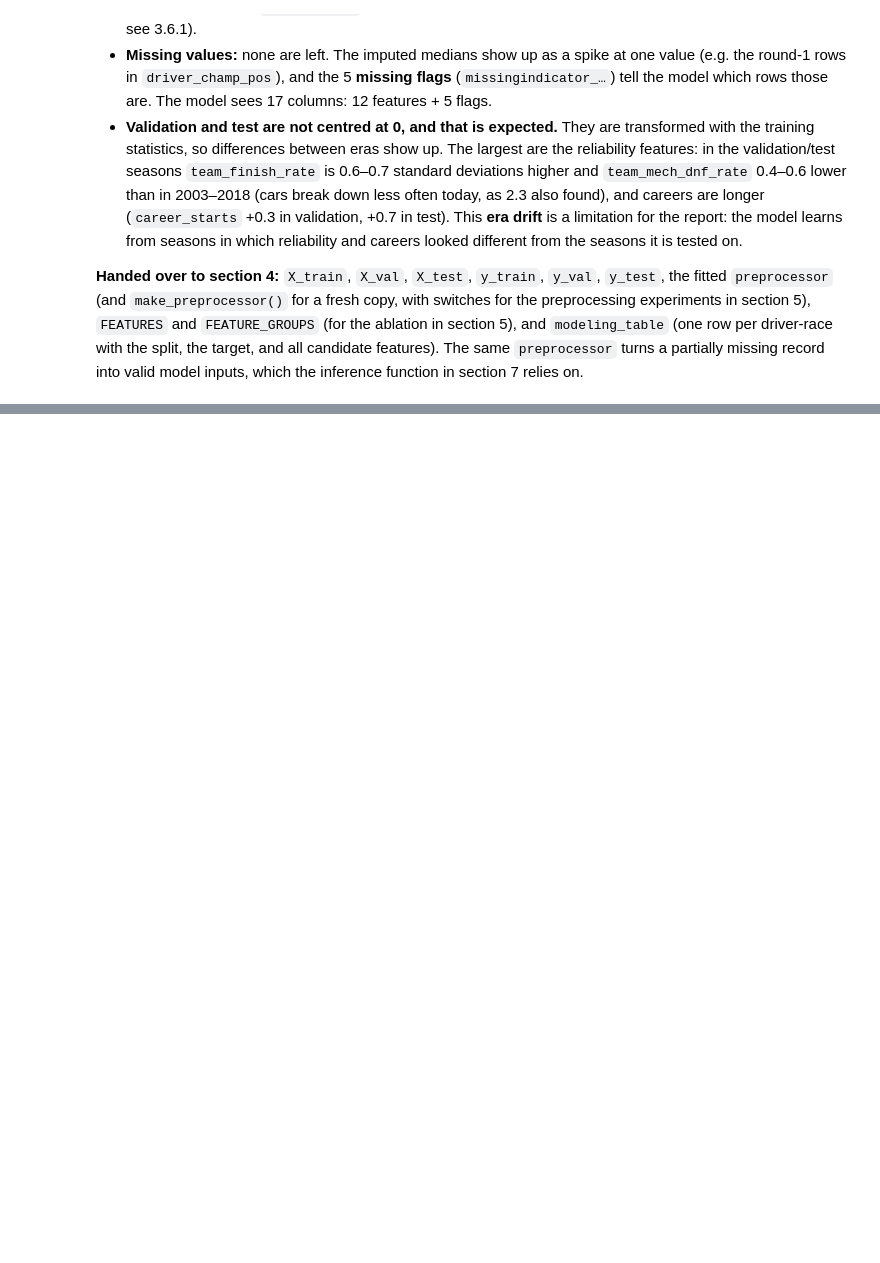
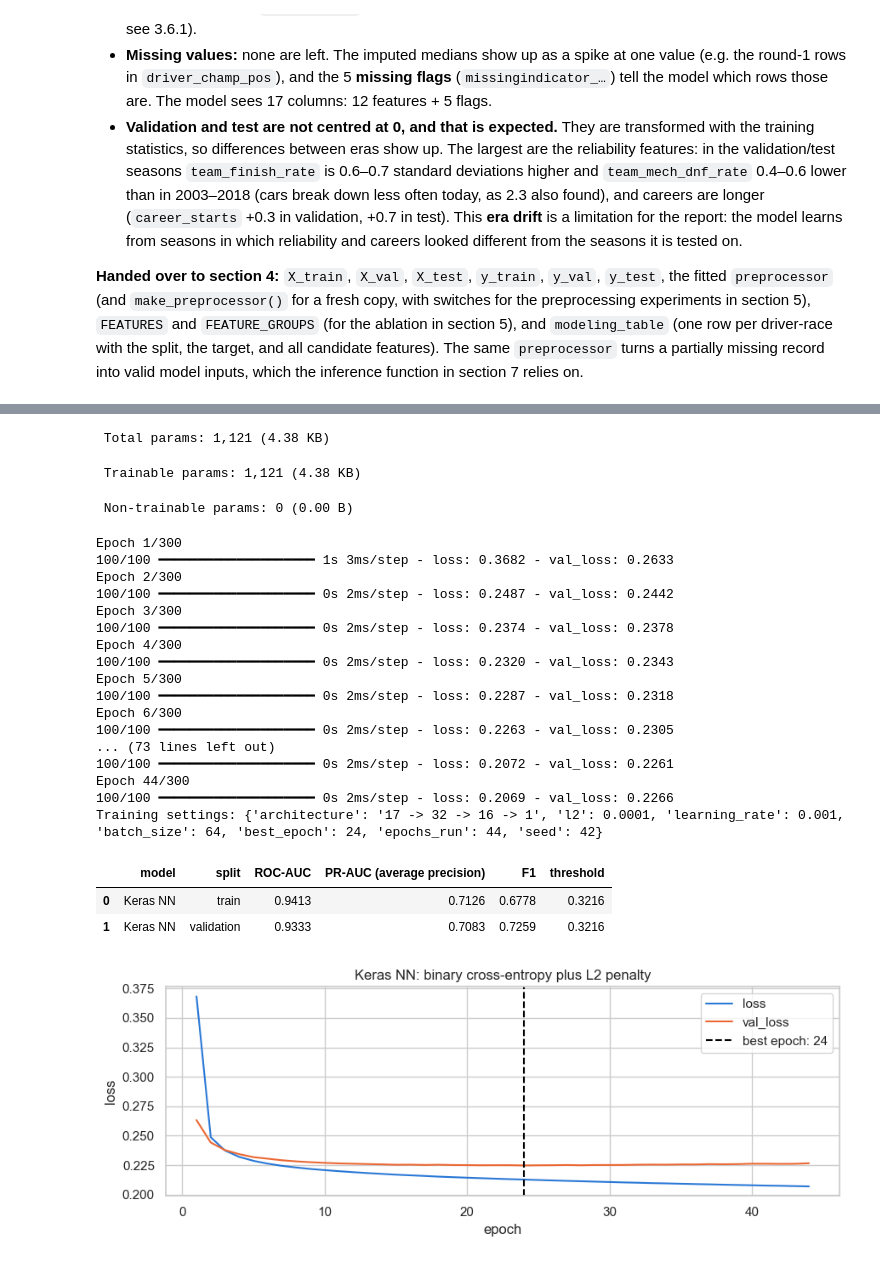
Before and after one commit to Seif2005/ACL2-Project, a Jupyter notebook: Main.ipynb, the cells around one changed output, grey strips where cells are left out. Saved outputs shown, nothing was run; the diff lists cells and outputs as text; code cells hidden in the pictures; blank space fills up the shorter version.

Commit message:
feat: Models Training

```diff
--- a/Main.ipynb
+++ b/Main.ipynb
@@ -3988,0 +3204,20 @@ depends on the model type.
+# %%
+lr_candidates, lr_rows, lr_settings = [], [], []
+for candidate, (C, class_weight) in enumerate(product([0.01, 0.1, 1, 10], [None, "balanced"])):
+    settings = {"C": C, "class_weight": class_weight, "penalty": "l2"}
+    model = LogisticRegression(**settings, solver="lbfgs", max_iter=2000, random_state=SEED)
+    model.fit(X_train, y_train)
+    lr_candidates.append(model)
+    lr_settings.append(settings)
+    lr_rows.append(candidate_record(candidate, settings, model))
+tuning_results["Enhanced LR"] = pd.DataFrame(lr_rows)
+display(tuning_results["Enhanced LR"].round(4))
+selected_lr_id = best_candidate_id(tuning_results["Enhanced LR"])
+register_model("Enhanced LR", lr_candidates[selected_lr_id], lr_settings[selected_lr_id])
+print("Selected configuration:", model_settings["Enhanced LR"])
+display(performance_table(["Enhanced LR"], ["train", "validation"]).round(4))
+lr_comparison = performance_table(["Baseline LR", "Enhanced LR"], ["validation"]).set_index("model")
+lr_delta = lr_comparison.loc["Enhanced LR", ["ROC-AUC", AP, "F1"]] - lr_comparison.loc[
+    "Baseline LR", ["ROC-AUC", AP, "F1"]]
+print("Validation changes versus baseline (positive = improvement):")
+display(lr_delta.to_frame("enhanced minus baseline").round(4))
@@ -3988,0 +3315,36 @@ depends on the model type.
+# %%
+keras.backend.clear_session()
+keras.utils.set_random_seed(SEED)
+nn_model = keras.Sequential([
+    keras.Input(shape=(17,)),
+    keras.layers.Dense(32, activation="relu", kernel_regularizer=keras.regularizers.l2(1e-4)),
+    keras.layers.Dense(16, activation="relu", kernel_regularizer=keras.regularizers.l2(1e-4)),
+    keras.layers.Dense(1, activation="sigmoid"),
+], name="podium_shallow_nn")
+assert nn_model.count_params() == 1121
+nn_model.compile(optimizer=keras.optimizers.Adam(learning_rate=0.001), loss="binary_crossentropy")
+nn_model.summary()
+nn_history = nn_model.fit(
+    X_train.to_numpy(dtype="float32"), np.asarray(y_train, dtype="float32"),
+    validation_data=(X_val.to_numpy(dtype="float32"), np.asarray(y_val, dtype="float32")),
+    epochs=300, batch_size=64, shuffle=True,
+    callbacks=[keras.callbacks.EarlyStopping(monitor="val_loss", patience=20, restore_best_weights=True)],
+    verbose=1,
+)
+best_nn_epoch = int(np.argmin(nn_history.history["val_loss"]) + 1)
+nn_settings = {"architecture": "17 -> 32 -> 16 -> 1", "l2": 1e-4, "learning_rate": 0.001,
+               "batch_size": 64, "best_epoch": best_nn_epoch,
+               "epochs_run": len(nn_history.history["loss"]), "seed": SEED}
+register_model("Keras NN", nn_model, nn_settings)
+tuning_results["Keras NN"] = pd.DataFrame({"epoch": np.arange(1, nn_settings["epochs_run"] + 1),
+                                          **nn_history.history})
+print("Training settings:", nn_settings)
+display(performance_table(["Keras NN"], ["train", "validation"]).round(4))
+ax = tuning_results["Keras NN"].plot(x="epoch", y=["loss", "val_loss"], figsize=(9, 3.5))
+ax.axvline(best_nn_epoch, color="black", linestyle="--", label=f"best epoch: {best_nn_epoch}")
+ax.set_title("Keras NN: binary cross-entropy plus L2 penalty")
+ax.set_ylabel("loss")
+ax.legend()
+plt.tight_layout()
+plt.show()
+# %% [output]
@@ -3988,0 +3361,24 @@ depends on the model type.
+ Total params: 1,121 (4.38 KB)
+ Trainable params: 1,121 (4.38 KB)
+ Non-trainable params: 0 (0.00 B)
+Epoch 1/300
+100/100 ━━━━━━━━━━━━━━━━━━━━ 1s 3ms/step - loss: 0.3682 - val_loss: 0.2633
+Epoch 2/300
+100/100 ━━━━━━━━━━━━━━━━━━━━ 0s 2ms/step - loss: 0.2487 - val_loss: 0.2442
+Epoch 3/300
+100/100 ━━━━━━━━━━━━━━━━━━━━ 0s 2ms/step - loss: 0.2374 - val_loss: 0.2378
+Epoch 4/300
+100/100 ━━━━━━━━━━━━━━━━━━━━ 0s 2ms/step - loss: 0.2320 - val_loss: 0.2343
+Epoch 5/300
+100/100 ━━━━━━━━━━━━━━━━━━━━ 0s 2ms/step - loss: 0.2287 - val_loss: 0.2318
+Epoch 6/300
+100/100 ━━━━━━━━━━━━━━━━━━━━ 0s 2ms/step - loss: 0.2263 - val_loss: 0.2305
+... (73 lines left out)
+100/100 ━━━━━━━━━━━━━━━━━━━━ 0s 2ms/step - loss: 0.2072 - val_loss: 0.2261
+Epoch 44/300
+100/100 ━━━━━━━━━━━━━━━━━━━━ 0s 2ms/step - loss: 0.2069 - val_loss: 0.2266
+Training settings: {'architecture': '17 -> 32 -> 16 -> 1', 'l2': 0.0001, 'learning_rate': 0.001, 'batch_size': 64, 'best_epoch': 24, 'epochs_run': 44, 'seed': 42}
+|  | model | split | ROC-AUC | PR-AUC (average precision) | F1 | threshold |
+| 0 | Keras NN | train | 0.9413 | 0.7126 | 0.6778 | 0.3216 |
+| 1 | Keras NN | validation | 0.9333 | 0.7083 | 0.7259 | 0.3216 |
+[figure, added]
```
Also changed, not shown: parts of 93 cells of this notebook.
